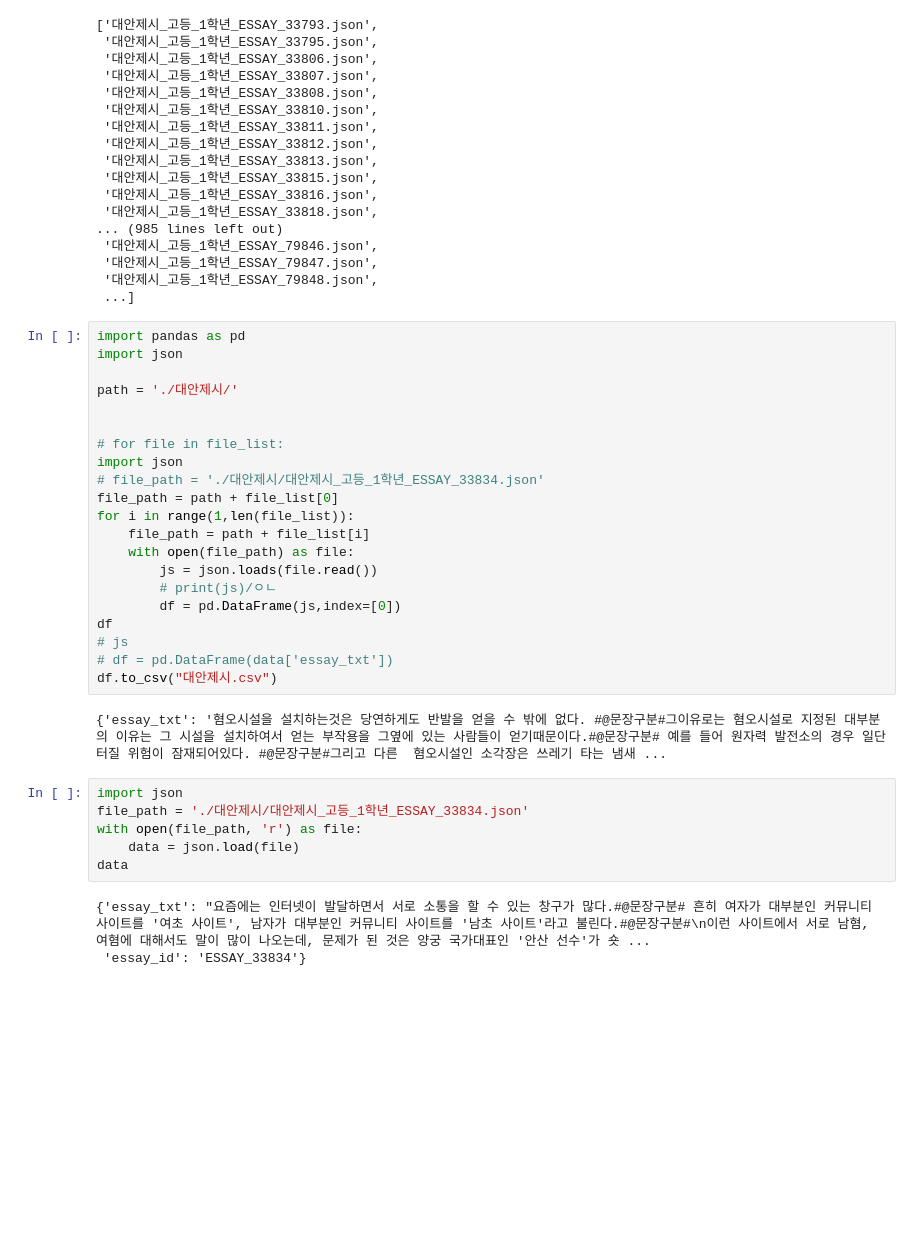
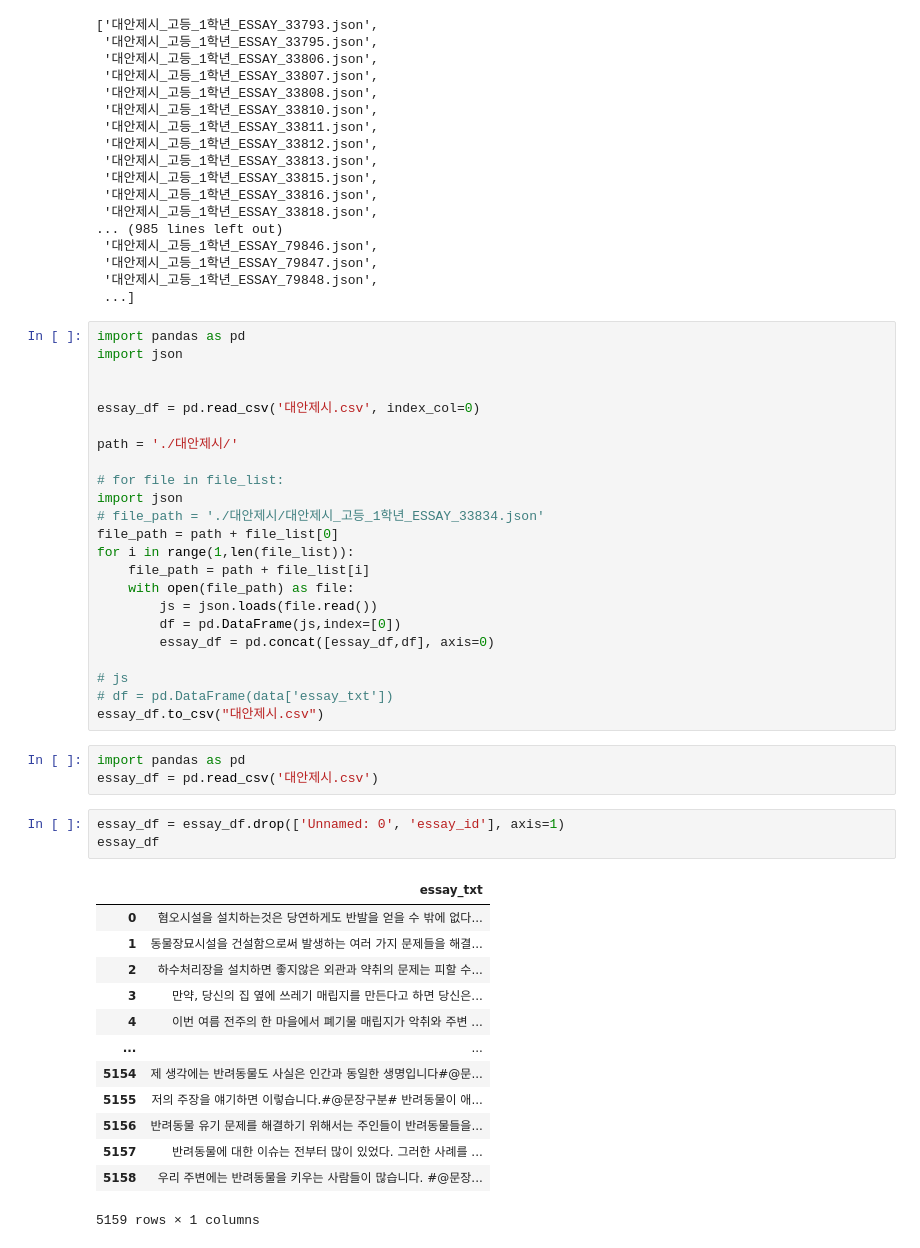
Before and after one commit to daegonYu/PandasDataTouch, a Jupyter notebook: ex.ipynb, the cells around one changed output. Cells and saved outputs as stored; diff of their text form; blank space fills up the shorter version.

```diff
--- a/ex.ipynb
+++ b/ex.ipynb
@@ -27,8 +27,10 @@ file_list
 import pandas as pd
 import json
 
+
+essay_df = pd.read_csv('대안제시.csv', index_col=0)
+
 path = './대안제시/'
-
 
 # for file in file_list:
 import json
@@ -38,20 +40,29 @@ for i in range(1,len(file_list)):
     file_path = path + file_list[i]
     with open(file_path) as file:
         js = json.loads(file.read())
-        # print(js)/ㅇㄴ
         df = pd.DataFrame(js,index=[0])
-df
+        essay_df = pd.concat([essay_df,df], axis=0)
+
 # js
 # df = pd.DataFrame(data['essay_txt'])
-df.to_csv("대안제시.csv")
+essay_df.to_csv("대안제시.csv")
-# %% [output]
-{'essay_txt': '혐오시설을 설치하는것은 당연하게도 반발을 얻을 수 밖에 없다. #@문장구분#그이유로는 혐오시설로 지정된 대부분의 이유는 그 시설을 설치하여서 얻는 부작용을 그옆에 있는 사람들이 얻기때문이다.#@문장구분# 예를 들어 원자력 발전소의 경우 일단 터질 위험이 잠재되어있다. #@문장구분#그리고 다른  혐오시설인 소각장은 쓰레기 타는 냄새 ...
-# %%
-import json
-file_path = './대안제시/대안제시_고등_1학년_ESSAY_33834.json'
-with open(file_path, 'r') as file:
-    data = json.load(file)
-data
-# %% [output]
-{'essay_txt': "요즘에는 인터넷이 발달하면서 서로 소통을 할 수 있는 창구가 많다.#@문장구분# 흔히 여자가 대부분인 커뮤니티 사이트를 '여초 사이트', 남자가 대부분인 커뮤니티 사이트를 '남초 사이트'라고 불린다.#@문장구분#\n이런 사이트에서 서로 남혐, 여혐에 대해서도 말이 많이 나오는데, 문제가 된 것은 양궁 국가대표인 '안산 선수'가 숏 ...
- 'essay_id': 'ESSAY_33834'}
+# %%
+import pandas as pd
+essay_df = pd.read_csv('대안제시.csv')
+# %%
+essay_df = essay_df.drop(['Unnamed: 0', 'essay_id'], axis=1)
+essay_df
+# %% [output]
+|  | essay_txt |
+| 0 | 혐오시설을 설치하는것은 당연하게도 반발을 얻을 수 밖에 없다... |
+| 1 | 동물장묘시설을 건설함으로써 발생하는 여러 가지 문제들을 해결... |
+| 2 | 하수처리장을 설치하면 좋지않은 외관과 약취의 문제는 피할 수... |
+| 3 | 만약, 당신의 집 옆에 쓰레기 매립지를 만든다고 하면 당신은... |
+| 4 | 이번 여름 전주의 한 마을에서 폐기물 매립지가 악취와 주변 ... |
+| ... | ... |
+| 5154 | 제 생각에는 반려동물도 사실은 인간과 동일한 생명입니다#@문... |
+| 5155 | 저의 주장을 얘기하면 이렇습니다.#@문장구분# 반려동물이 애... |
+| 5156 | 반려동물 유기 문제를 해결하기 위해서는 주인들이 반려동물들을... |
+| 5157 | 반려동물에 대한 이슈는 전부터 많이 있었다. 그러한 사례를 ... |
+| 5158 | 우리 주변에는 반려동물을 키우는 사람들이 많습니다. #@문장... |
+5159 rows × 1 columns
```
Also changed, not shown: parts of 13 cells of this notebook, 1 other file.
